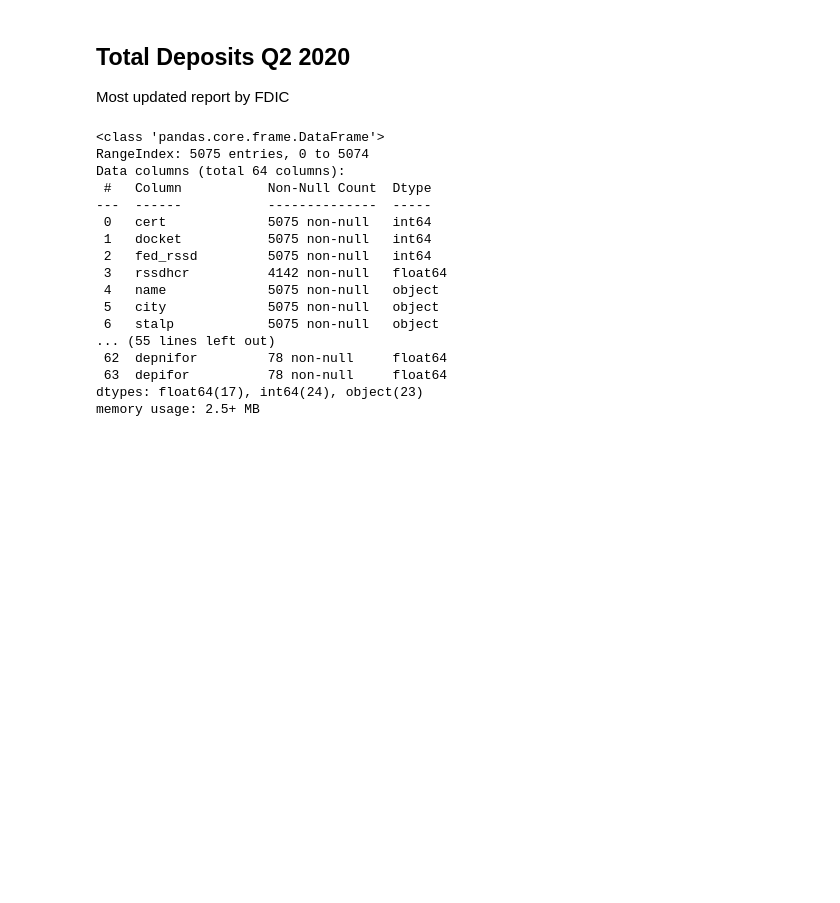
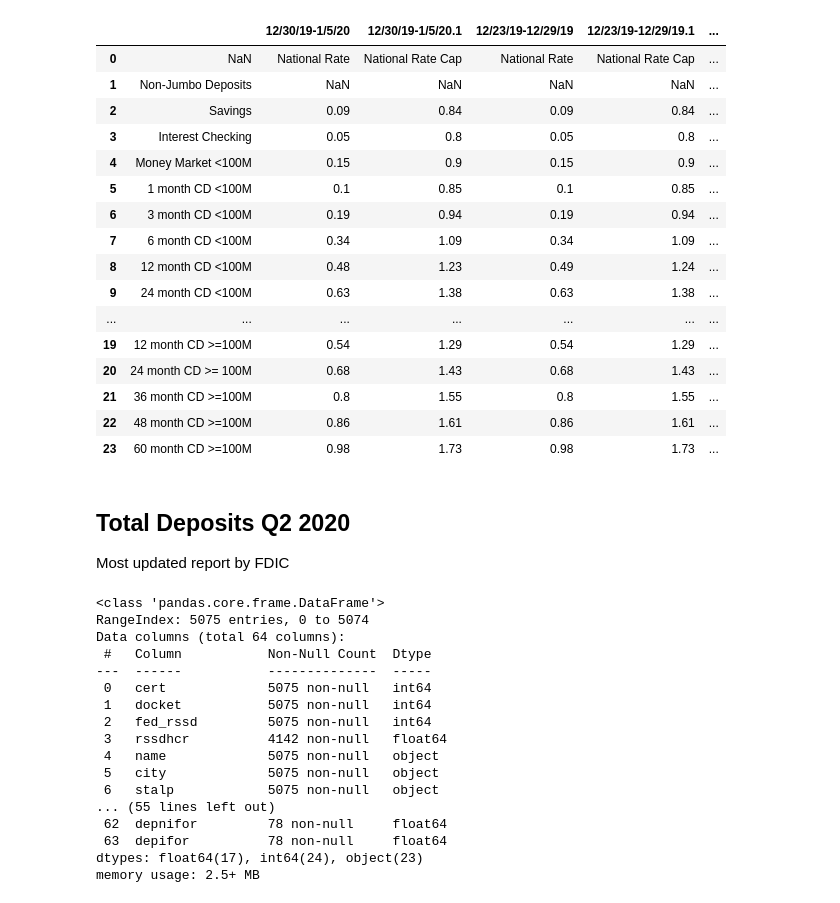
Before and after one commit to StephanieChew-nyc/Stephanie_Chew_Capstone_4, a Jupyter notebook: Stephanie_Chew_Capstone_4.ipynb, the cells around one changed output. Saved outputs shown, nothing was run; the diff lists cells and outputs as text; code cells hidden in the pictures; blank space fills up the shorter version.

```diff
--- a/Stephanie_Chew_Capstone_4.ipynb
+++ b/Stephanie_Chew_Capstone_4.ipynb
@@ -7,6 +7,32 @@ import matplotlib.pyplot as plt
 from sklearn.metrics import r2_score, mean_squared_error
 
 pd.set_option('display.max_columns', None)
+# %%
+rates_2019 = pd.read_excel('Datasets/archive.xlsx', header=0,sheet_name='2019 Archive')
+rates_2019
+
+# melt_rates = rates_2019.melt(id_vars=["12/30/19-1/5/20"],
+#         var_name= "Savings",
+#         value_name="Date")
+# melt_rates
+# %% [output]
+|  |  | 12/30/19-1/5/20 | 12/30/19-1/5/20.1 | 12/23/19-12/29/19 | 12/23/19-12/29/19.1 | ... |
+| 0 | NaN | National Rate | National Rate Cap | National Rate | National Rate Cap | ... |
+| 1 | Non-Jumbo Deposits | NaN | NaN | NaN | NaN | ... |
+| 2 | Savings | 0.09 | 0.84 | 0.09 | 0.84 | ... |
+| 3 | Interest Checking | 0.05 | 0.8 | 0.05 | 0.8 | ... |
+| 4 | Money Market <100M | 0.15 | 0.9 | 0.15 | 0.9 | ... |
+| 5 | 1 month CD <100M | 0.1 | 0.85 | 0.1 | 0.85 | ... |
+| 6 | 3 month CD <100M | 0.19 | 0.94 | 0.19 | 0.94 | ... |
+| 7 | 6 month CD <100M | 0.34 | 1.09 | 0.34 | 1.09 | ... |
+| 8 | 12 month CD <100M | 0.48 | 1.23 | 0.49 | 1.24 | ... |
+| 9 | 24 month CD <100M | 0.63 | 1.38 | 0.63 | 1.38 | ... |
+| ... | ... | ... | ... | ... | ... | ... |
+| 19 | 12 month CD >=100M | 0.54 | 1.29 | 0.54 | 1.29 | ... |
+| 20 | 24 month CD >= 100M | 0.68 | 1.43 | 0.68 | 1.43 | ... |
+| 21 | 36 month CD >=100M | 0.8 | 1.55 | 0.8 | 1.55 | ... |
+| 22 | 48 month CD >=100M | 0.86 | 1.61 | 0.86 | 1.61 | ... |
+| 23 | 60 month CD >=100M | 0.98 | 1.73 | 0.98 | 1.73 | ... |
 # %% [markdown]
 ## Total Deposits Q2 2020
 
```
Also changed, not shown: parts of 33 cells of this notebook, 15 other files.
